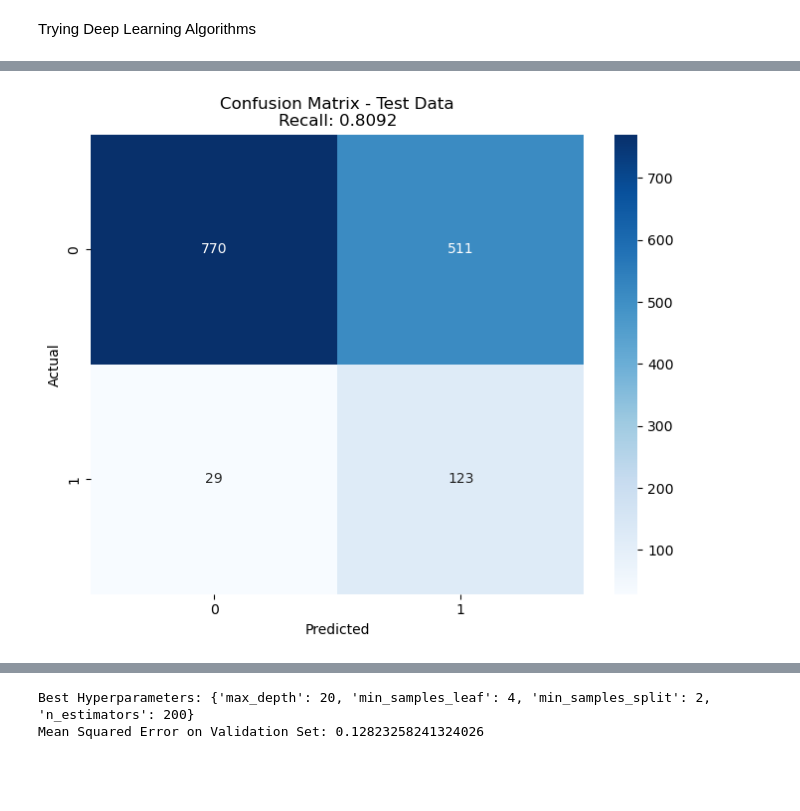
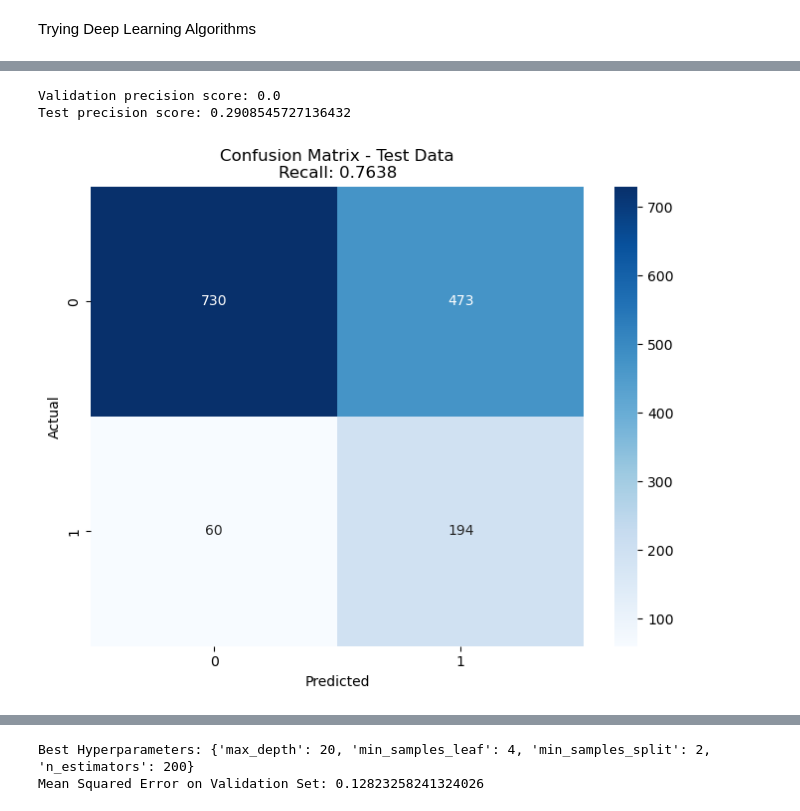
Before and after one commit to sallyfons/MLEE, a Jupyter notebook: eq_prediction.ipynb, the cells around one changed output, grey strips where cells are left out. Drawn from its saved outputs; the diff is of its cells as text; code cells hidden in the pictures; blank space fills up the shorter version.

```diff
--- a/eq_prediction.ipynb
+++ b/eq_prediction.ipynb
@@ -344,7 +385,7 @@ from sklearn.metrics import recall_score
 Using RandomForestClassifier
 # %%
 #Define time period
-data = data[(data['datetime'] >= '1978-01-01')] # & (data['datetime'] <= '2005-01-01')]
+data = data[(data['datetime'] >= '1977-01-01')] # & (data['datetime'] <= '2005-01-01')]
 # Define predictors
 X = [
     #'date_num',
@@ -357,14 +398,16 @@ X = [
      'meanM',
      'E',
      'local_b_value',
-     'TimeElapsed'
+     'TimeElapsed',
+     #'T',
+     #'dE/dt'
      ]
 y = data[['NextWeekHighMagnitude']]
 
 # Split the dataset into training and test sets
 # Define the size of the training, validation, and testing sets
-train_size = int(0.8 * len(data))  # 70% of the data for training
-val_size = int(0.1 * len(data))  # 20% of the data for validation
+train_size = int(0.8 * len(data))  # 80% of the data for training
+val_size = int(0.1 * len(data))  # 10% of the data for validation
 test_size = len(data) - train_size - val_size  # Remaining data for testing
 
 # # Split the data into training, validation, and testing sets
@@ -519,12 +623,4 @@ Epoch 1/40
 # %%
-from tensorflow.keras.models import Sequential
-from tensorflow.keras.layers import Conv1D, MaxPooling1D, Flatten, Dense, Dropout, BatchNormalization
-from tensorflow.keras.optimizers import Adam
-from tensorflow.keras.callbacks import EarlyStopping
-from sklearn.utils.class_weight import compute_class_weight
-from sklearn.metrics import confusion_matrix, recall_score, f1_score
-import matplotlib.pyplot as plt
-import seaborn as sns
 
 # Reshape input data for 1D CNN
 X_train_cnn = X_train.reshape((X_train.shape[0], X_train.shape[1], 1))
@@ -533,10 +629,11 @@ X_test_cnn = X_test.reshape((X_test.shape[0], X_test.shape[1], 1))
 
 # Define the 1D CNN model
 model = Sequential()
-model.add(Conv1D(64, kernel_size=3, activation='relu', input_shape=(X_train_cnn.shape[1], 1)))
+model.add(Conv1D(64, kernel_size=5, activation='relu', input_shape=(X_train_cnn.shape[1], 1)))
 model.add(BatchNormalization())
 model.add(MaxPooling1D(pool_size=2))
 model.add(Dropout(0.5))
+
 model.add(Flatten())
 model.add(Dense(64, activation='relu'))
 model.add(BatchNormalization())
@@ -544,7 +641,7 @@ model.add(Dropout(0.5))
 model.add(Dense(1, activation='sigmoid'))
 
 # Compile the model
-model.compile(optimizer=Adam(learning_rate=0.0001), loss='binary_crossentropy', metrics=['accuracy'])
+model.compile(optimizer=Adam(learning_rate=0.001), loss='binary_crossentropy', metrics=['accuracy'])
 
 # Compute class weights
 class_weights = compute_class_weight('balanced', classes=np.unique(y_train), y=y_train)
@@ -555,7 +652,7 @@ early_stopping = EarlyStopping(monitor='val_loss', patience=10, restore_best_wei
 
 # Train the model with early stopping
 history = model.fit(X_train_cnn, y_train, class_weight=class_weights_dict,
-                    validation_data=(X_val_cnn, y_val), epochs=50, batch_size=32,
+                    validation_data=(X_val_cnn, y_val), epochs=50, batch_size=64,
                     callbacks=[early_stopping])
 
 # Evaluate the model on the test set
@@ -580,6 +677,13 @@ print('Recall:', recall)
 f1 = f1_score(y_test, y_test_pred)
 print('F1 score:', f1)
 
+print('Training recall score:', recall_score(y_train, model.predict(X_train_cnn).astype(int)))
+print('Validation recall score:', recall_score(y_val, model.predict(X_val_cnn).astype(int)))
+print('Test recall score:', recall)
+print('Training precision score:', precision_score(y_train, model.predict(X_train_cnn).astype(int)))
+print('Validation precision score:', precision_score(y_val, model.predict(X_val_cnn).astype(int)))
+print('Test precision score:', precision_score(y_test, y_test_pred))
+
 # Plot the confusion matrix
 plt.figure(figsize=(8, 6))
 sns.heatmap(cm, annot=True, cmap='Blues', fmt='g')
@@ -608,2 +712,4 @@ F1 score: 0.3129770992366412
+Validation precision score: 0.0
+Test precision score: 0.2908545727136432
-[figure, old version]
+[figure, new version]
 # %%
```
Also changed, not shown: parts of 13 cells of this notebook.
